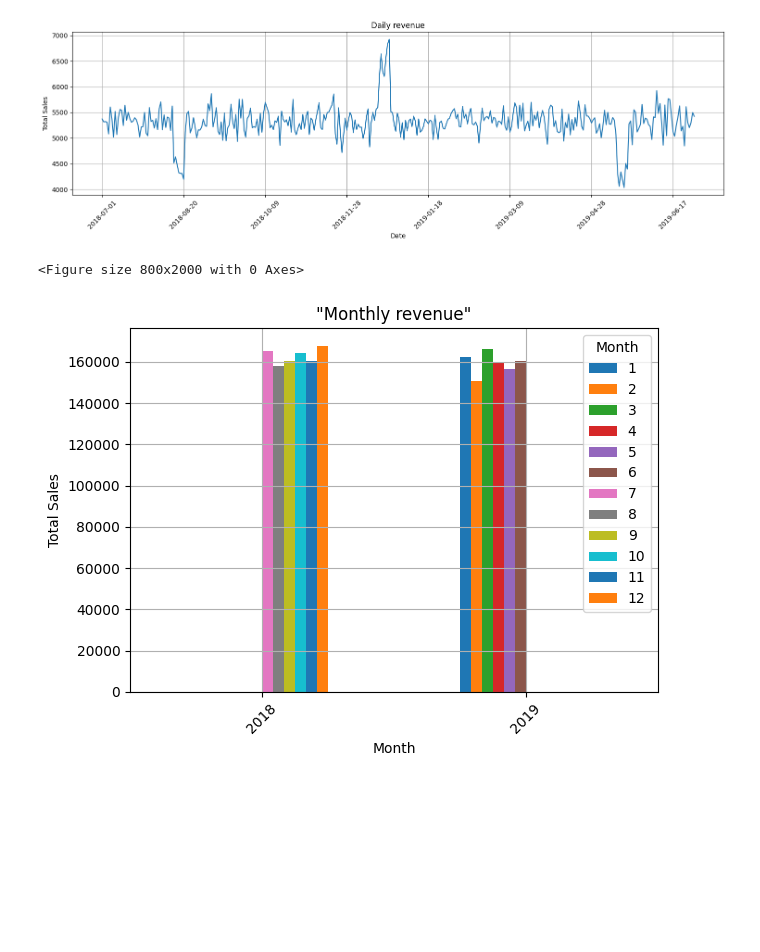
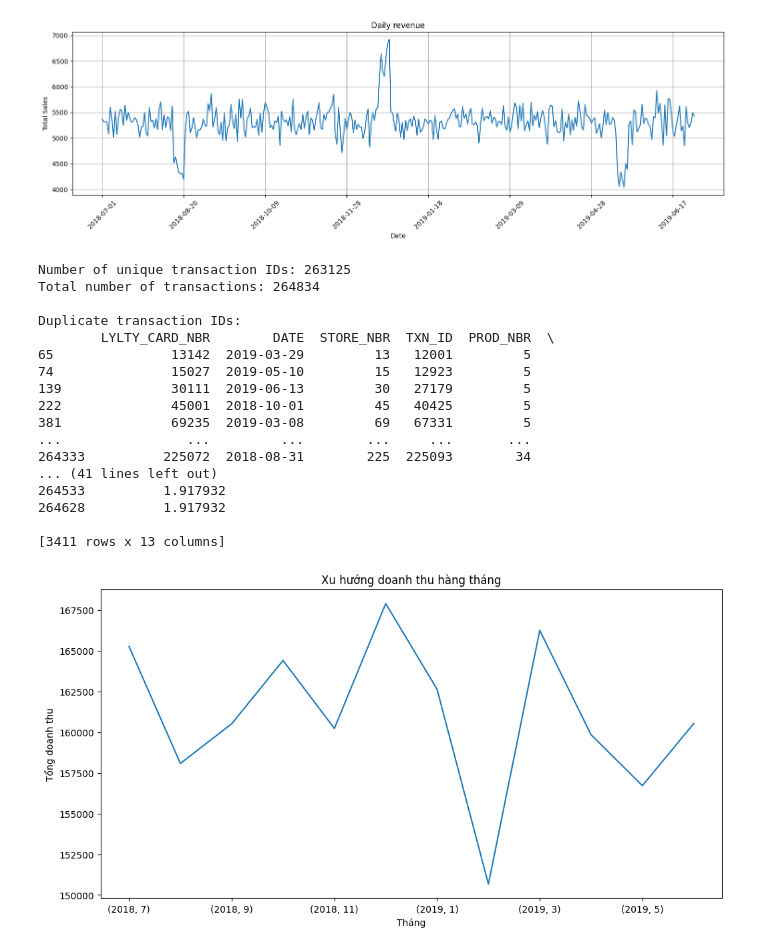
Before and after one commit to Skyoss1/Revenue-analysis-of-a-food-chain-for-the-years-2018-2019, a Jupyter notebook: Revenue-analysis.ipynb, the cells around one changed output. Saved outputs shown, nothing was run; the diff lists cells and outputs as text; code cells hidden in the pictures; blank space fills up the shorter version.

```diff
--- a/Revenue-analysis.ipynb
+++ b/Revenue-analysis.ipynb
@@ -199,17 +195,55 @@ dataset['Year'] = dataset['DATE'].dt.year
+# %%
+# Check the uniqueness of transaction IDs
+unique_transaction_count = df['TXN_ID'].nunique()
+total_transaction_count = df['TXN_ID'].count()
+
+print(f"Number of unique transaction IDs: {unique_transaction_count}")
+print(f"Total number of transactions: {total_transaction_count}")
+
+# Check if there are any duplicate transaction IDs
+duplicate_transactions = df[df.duplicated('TXN_ID', keep=False)]
+
+if not duplicate_transactions.empty:
+    print("\nDuplicate transaction IDs:")
+    print(duplicate_transactions)
+else:
+    print("\nThere are no duplicate transaction IDs.")
+# %% [output]
+Number of unique transaction IDs: 263125
+Total number of transactions: 264834
+
+Duplicate transaction IDs:
+        LYLTY_CARD_NBR        DATE  STORE_NBR  TXN_ID  PROD_NBR  \
+65               13142  2019-03-29         13   12001         5
+74               15027  2019-05-10         15   12923         5
+139              30111  2019-06-13         30   27179         5
+222              45001  2018-10-01         45   40425         5
+381              69235  2019-03-08         69   67331         5
+...                ...         ...        ...     ...       ...
+264333          225072  2018-08-31        225  225093        34
+... (41 lines left out)
+264533          1.917932
+264628          1.917932
+
+[3411 rows x 13 columns]
+# %%
+# Chuyển đổi cột DATE sang định dạng datetime
+df['DATE'] = pd.to_datetime(df['DATE'], format='%Y-%m-%d')
+
+# Tạo thêm các cột cho năm, tháng, ngày
+df['Year'] = df['DATE'].dt.year
+df['Month'] = df['DATE'].dt.month
+df['Day'] = df['DATE'].dt.day
+df['DayOfWeek'] = df['DATE'].dt.day_name()
 # %%
+monthly_sales = df.groupby(['Year', 'Month'])['TOT_SALES'].sum()
 
-monthly_sales = dataset.groupby(['Year', 'Month'])['TOT_SALES'].sum().unstack()
-
-# Vẽ biểu đồ doanh thu theo tháng
-plt.figure(figsize=(8, 20))
-monthly_sales.plot(kind='bar')
-plt.title('"Monthly revenue"')
-plt.xlabel('Month')
-plt.ylabel('Total Sales')
-plt.grid(True)
-plt.xticks(rotation=45)
-plt.tight_layout()
+# Vẽ biểu đồ xu hướng doanh thu hàng tháng
+plt.figure(figsize=(12, 6))
+monthly_sales.plot()
+plt.title('Xu hướng doanh thu hàng tháng')
+plt.xlabel('Tháng')
+plt.ylabel('Tổng doanh thu')
 plt.show()
 # %% [output]
-<Figure size 800x2000 with 0 Axes>
-[figure, old version]
+[figure, new version]
```
Also changed, not shown: parts of 2 cells of this notebook.
